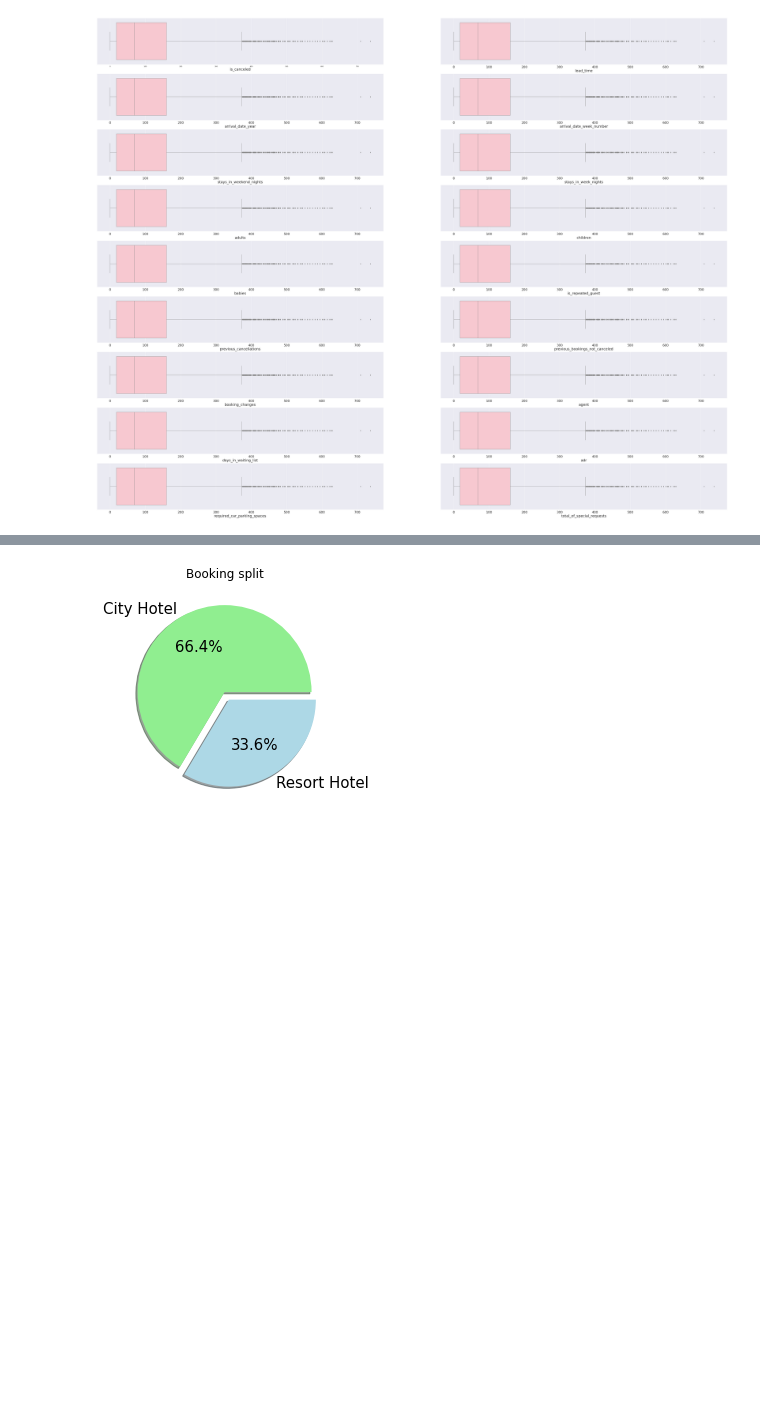
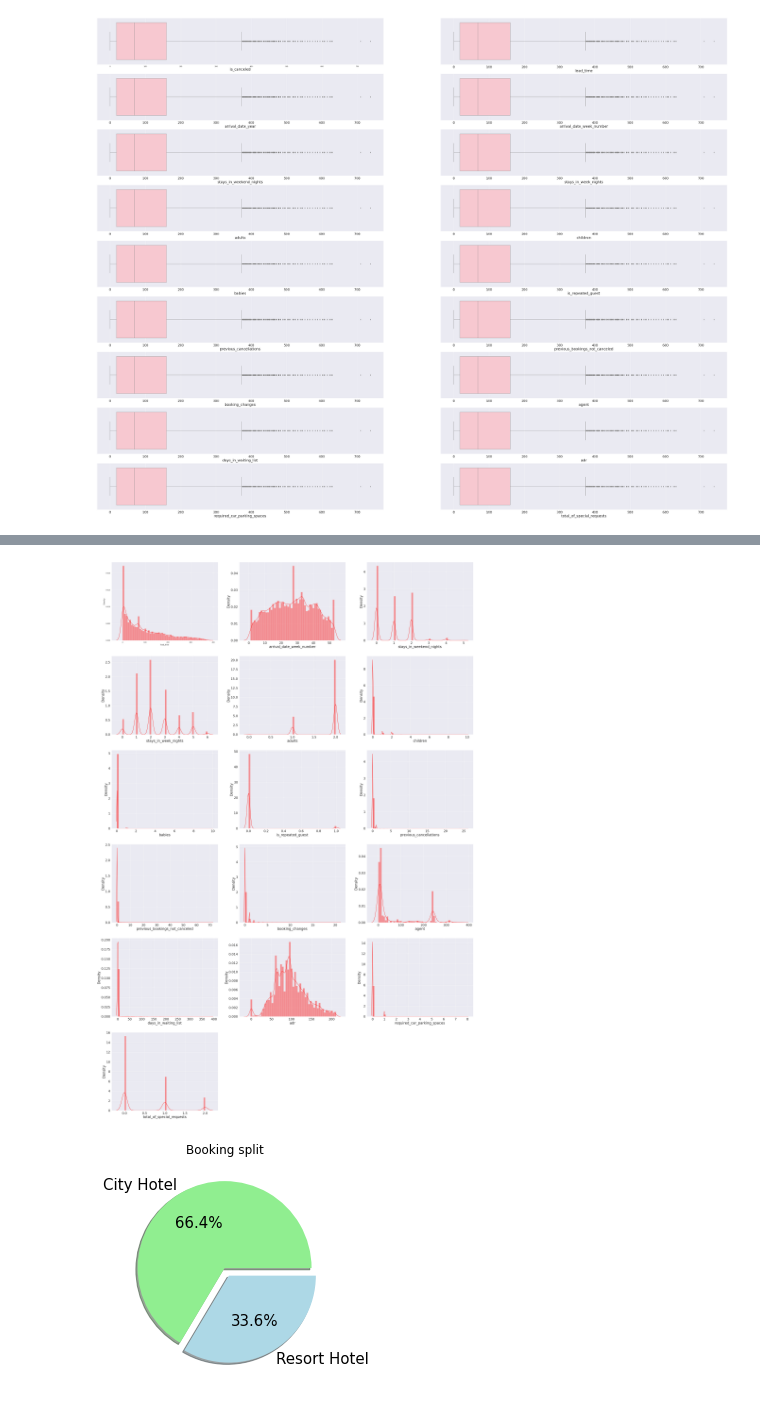
Before and after one commit to Sriharish19/EDA-Hotel-Booking-Capstone-Project-1, a Jupyter notebook: SH_Hotel_Booking_Capstone_Project.ipynb, the cells around one changed output, grey strips where cells are left out. Saved outputs shown, nothing was run; the diff lists cells and outputs as text; code cells hidden in the pictures; blank space fills up the shorter version.

```diff
--- a/SH_Hotel_Booking_Capstone_Project.ipynb
+++ b/SH_Hotel_Booking_Capstone_Project.ipynb
@@ -183,3 +183,18 @@ for i in enumerate(lst_box):
     plt.xlabel(i[1],fontsize=25)
 # %% [output]
 [figure]
+# %%
+# Outliers
+# Outliers treatment by replacing the outliers with median
+lst = ['lead_time','stays_in_weekend_nights','stays_in_week_nights','adults','agent','adr','total_of_special_requests']
+for i in lst:
+  quantile1,quantile3 = np.percentile(df[i],[25,75])
+  # print('Quantile1:',quantile1)
+  # print('Quantile3:',quantile3)
+  iqr = quantile3 - quantile1
+  # print('IQR:',iqr)
+  lower_bound_val = quantile1 - (1.5 * iqr)
+  upper_bound_val = quantile3 + (1.5 * iqr)
+  # print(i+'_Lower Bound:',lower_bound_val)
+  print(i+'_Upper Bound:',upper_bound_val)
+  df[i] = df[i].apply(lambda x: df[i].median() if x > upper_bound_val else x)
@@ -186,3 +216,20 @@ for i in enumerate(lst_box):
+# %%
+# Distribution plot for numerical variables
+lst_dist = ['lead_time',
+       'arrival_date_week_number', 'stays_in_weekend_nights',
+       'stays_in_week_nights', 'adults', 'children', 'babies',
+       'is_repeated_guest', 'previous_cancellations',
+       'previous_bookings_not_canceled', 'booking_changes', 'agent',
+       'days_in_waiting_list', 'adr', 'required_car_parking_spaces',
+       'total_of_special_requests']
+plt.figure(figsize = (40,70))
+sns.set_theme()
+for i in enumerate(lst_dist):
+    plt.subplot(6, 3,i[0]+1)
+    sns.set(font_scale = 2)
+    sns.distplot(df[i[1]],color = 'Red')
+# %% [output]
+[figure, added]
 # %%
 # Pie Chart representing Bookings
 
```
Also changed, not shown: parts of 2 cells of this notebook.
